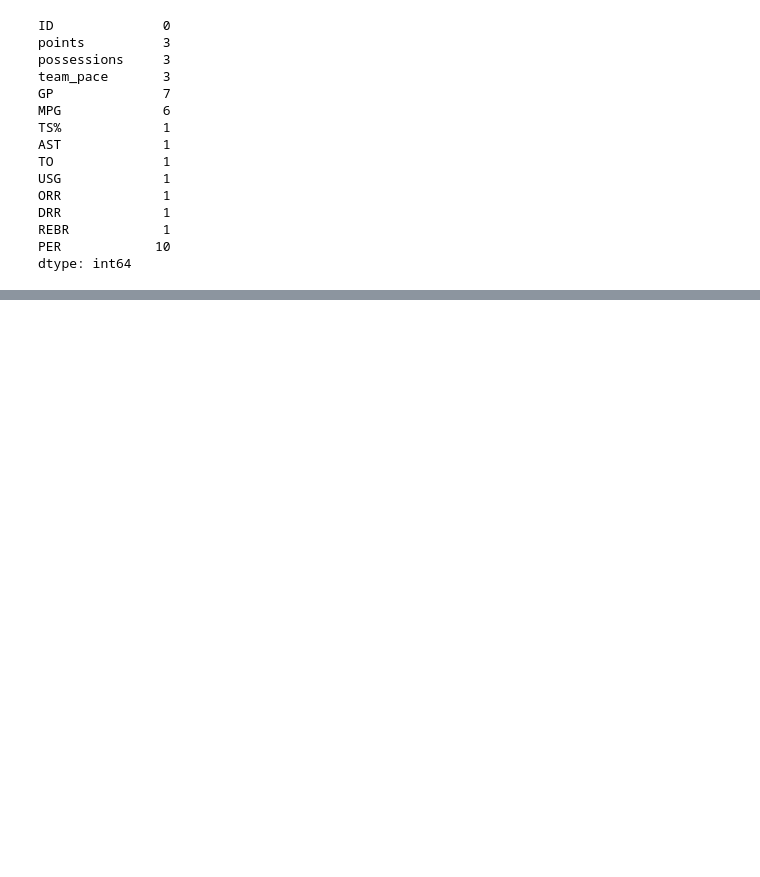
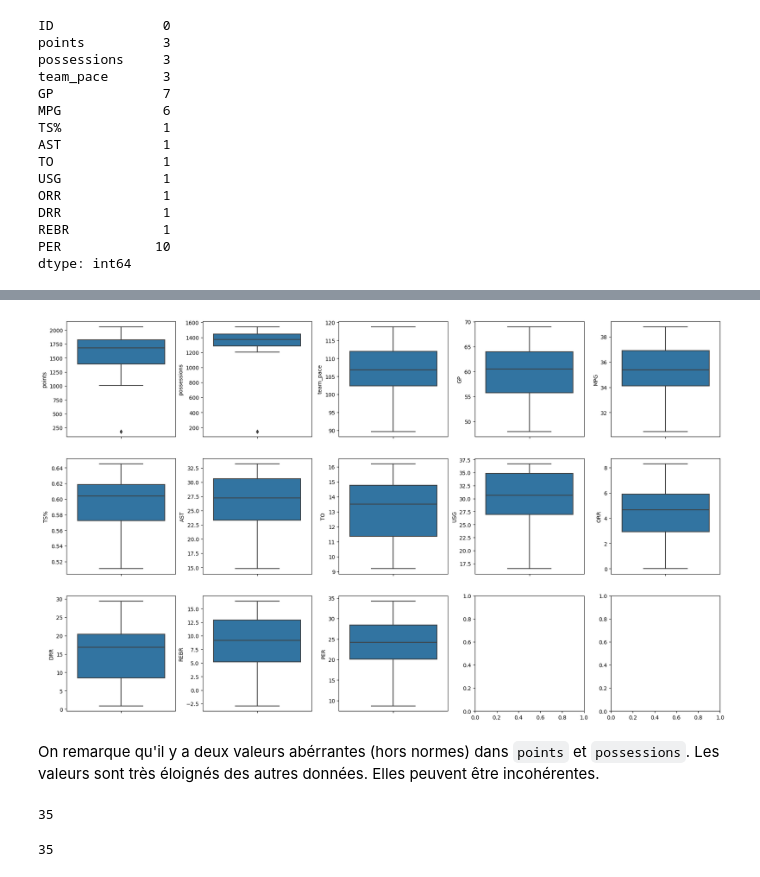
Before and after one commit to CHERIF2001/space-jam-ml, a Jupyter notebook: space-jam.ipynb, the cells around one changed output, grey strips where cells are left out. Cells and saved outputs as stored; diff of their text form; code cells hidden in the pictures; blank space fills up the shorter version.

Commit message:
representations graphiques et premier algo

```diff
--- a/space-jam.ipynb
+++ b/space-jam.ipynb
@@ -151,3 +151,9 @@ DRR             1
 REBR            1
 PER            10
 dtype: int64
+# %%
+# je veux supprimer toutes les lignes qui n'ont pas au moins 12 valeurs non nulles
+
+player_df.dropna(inplace=True, thresh=12)
+
+player_df.isna().sum()
@@ -153,0 +197,6 @@ dtype: int64
+# %%
+# On remarque que les lignes ayant les valeurs manquantes spécifiées ont été supprimé mais l'index est resté le même
+# On devrait réinitialiser cet index:
+
+player_df.reset_index(drop=True, inplace=True)
+player_df.info()
@@ -153,0 +249,36 @@ dtype: int64
+# %%
+# créer une liste des noms de colonnes en excluant ID
+
+#cols = list(player_df.iloc[:, 1:])
+cols = player_df.columns[1:]
+
+# créeer une matrice de sous diagramme afin de disposer d'une seule figure montrant les 13 colonnes
+
+fig, axes = plt.subplots(3,5, figsize=(18,11))
+
+# créer un remplissage autour des sous diagramme pour en faciliter la lecture
+
+fig.tight_layout(pad=2.0)
+
+# créer un diagramme en boite en faisant une boucle :
+
+for i in range(len(cols)):
+    sns.boxplot(ax=axes[i//5, i%5], y=player_df[cols[i]])
+# %% [output]
+[figure, added]
+# %% [markdown]
+On remarque qu'il y a deux valeurs abérrantes (hors normes) dans `points` et `possessions`. Les valeurs sont très éloignés des autres données. Elles peuvent être incohérentes.
+# %%
+#identifions l'index de la ligne avec la plus petite valeurs dans 'points':
+
+points_outlier = player_df['points'].idxmin()
+points_outlier
+# %% [output]
+35
+# %%
+#identifions l'index de la ligne avec la plus petite valeurs dans 'possessions':
+
+possession_outlier = player_df['possessions'].idxmin()
+possession_outlier
+# %% [output]
+35
```
Also changed, not shown: parts of 18 cells of this notebook.
